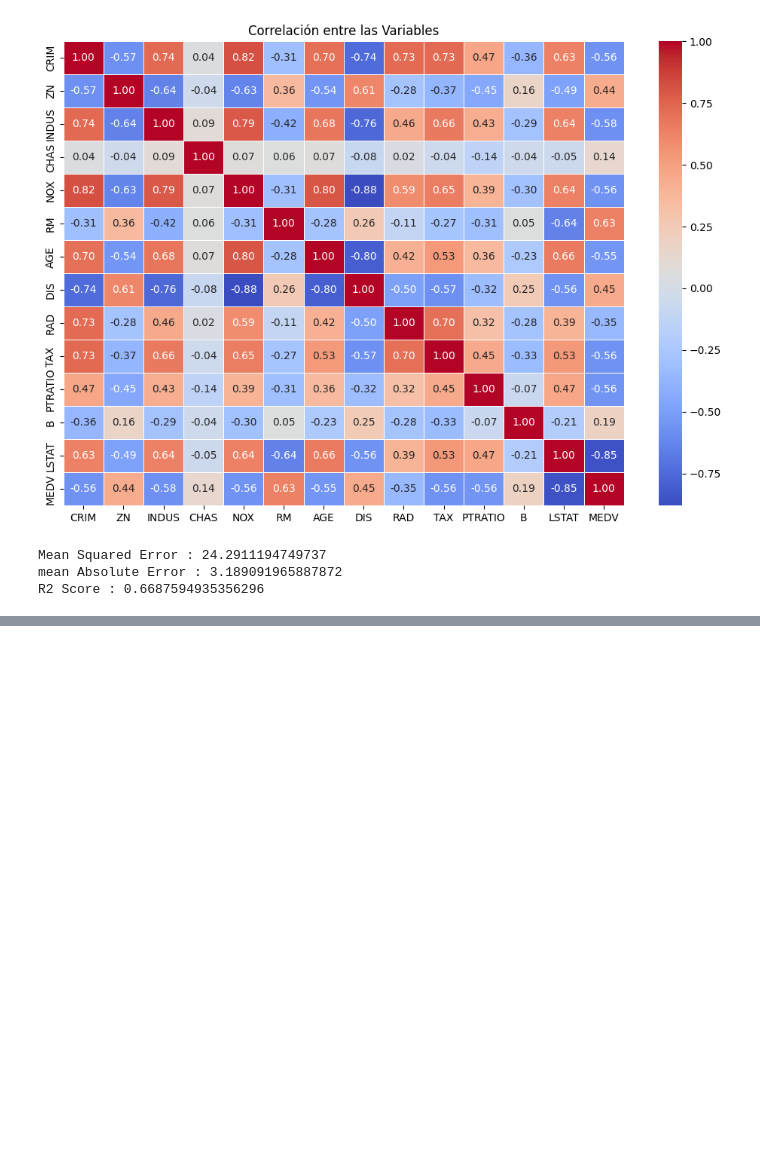
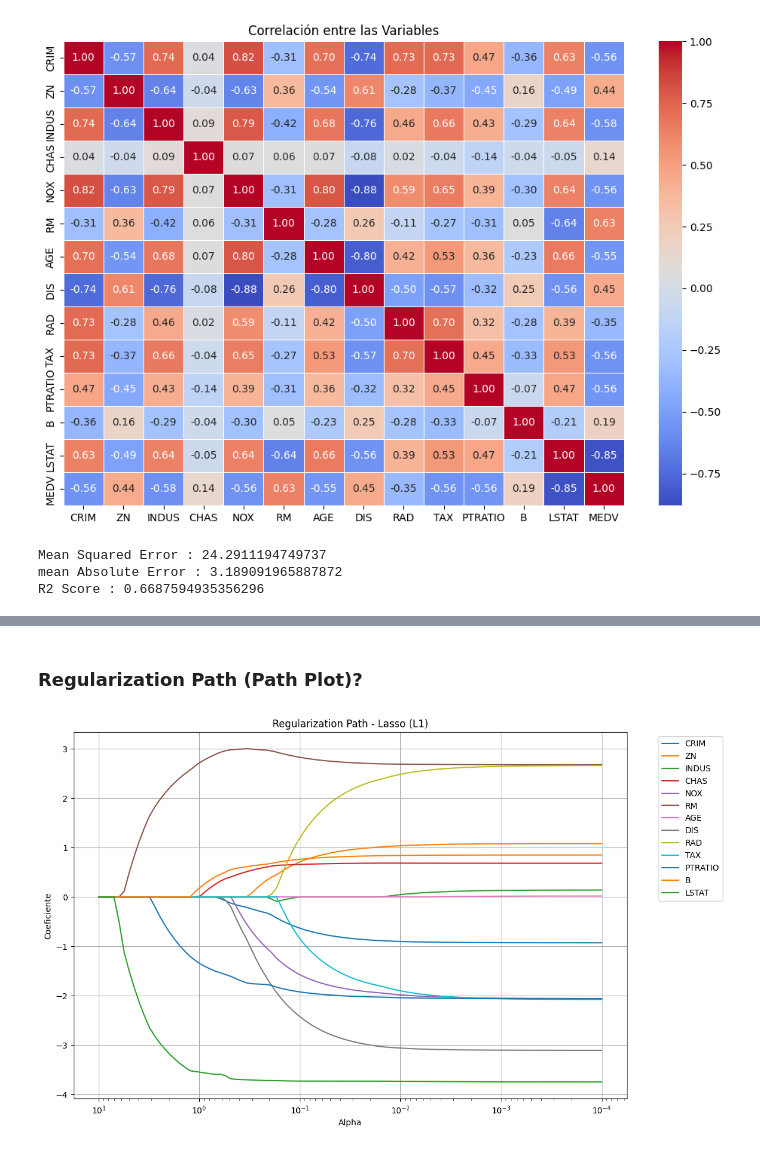
Before and after one commit to PabloSanchez87/DataScience_and_IA, a Jupyter notebook: Notebooks/Daniel/Regresion/Caso_Housing/regresion_lineal.ipynb, the cells around one changed output, grey strips where cells are left out. Cells and saved outputs as stored; diff of their text form; code cells hidden in the pictures; blank space fills up the shorter version.

```diff
--- a/Notebooks/Daniel/Regresion/Caso_Housing/regresion_lineal.ipynb
+++ b/Notebooks/Daniel/Regresion/Caso_Housing/regresion_lineal.ipynb
@@ -289,0 +621,31 @@ R2 Score : 0.6687594935356308
+# %% [markdown]
+### Regularization Path (Path Plot)?
+# %%
+import numpy as np
+import matplotlib.pyplot as plt
+from sklearn.linear_model import lasso_path
+from sklearn.preprocessing import StandardScaler
+
+# Escalar los datos
+scaler = StandardScaler()
+X_scaled = scaler.fit_transform(X)
+y = housing_df['MEDV'].values
+
+# Calcular el Lasso path (trayectoria de regularización)
+alphas_lasso, coefs_lasso, _ = lasso_path(X_scaled, y, alphas=np.logspace(-4, 1, 100))
+
+# Graficar
+plt.figure(figsize=(12, 8))
+for i, feature in enumerate(X.columns):
+    plt.plot(alphas_lasso, coefs_lasso[i], label=feature)
+
+plt.xscale('log')
+plt.gca().invert_xaxis()  # Invertir el eje X para que alpha vaya de pequeño a grande
+plt.xlabel('Alpha')
+plt.ylabel('Coeficiente')
+plt.title('Regularization Path - Lasso (L1)')
+plt.legend(loc='best', bbox_to_anchor=(1.05, 1), ncol=1)
+plt.grid(True)
+plt.show()
+# %% [output]
+[figure, added]
```
Also changed, not shown: parts of 13 cells of this notebook.
